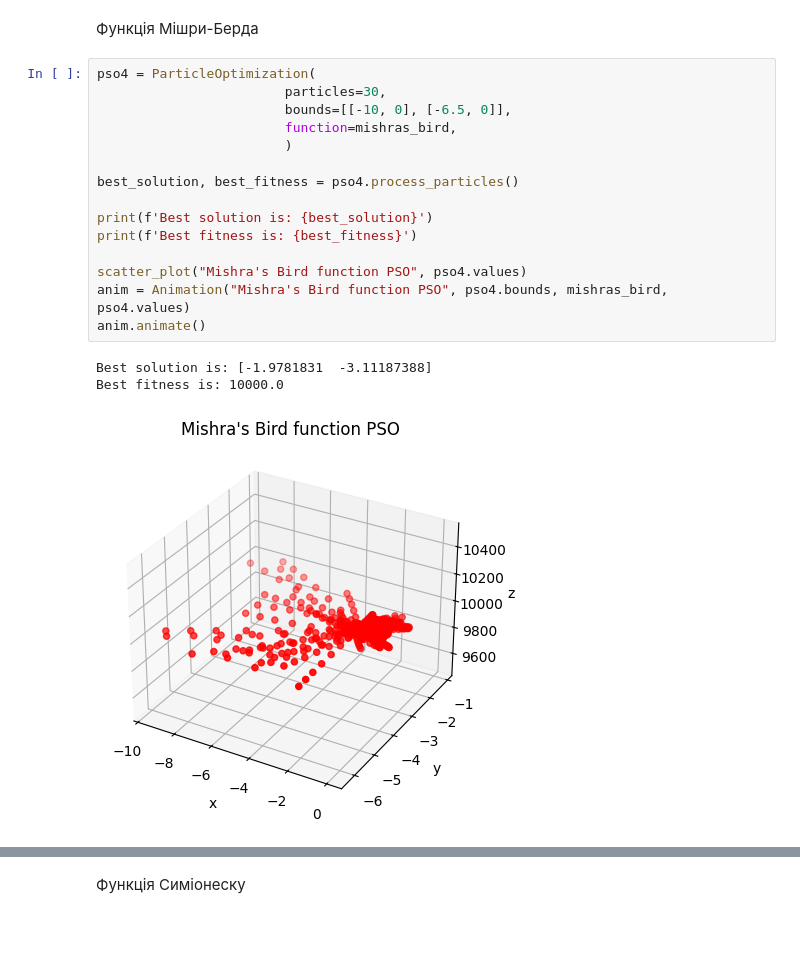
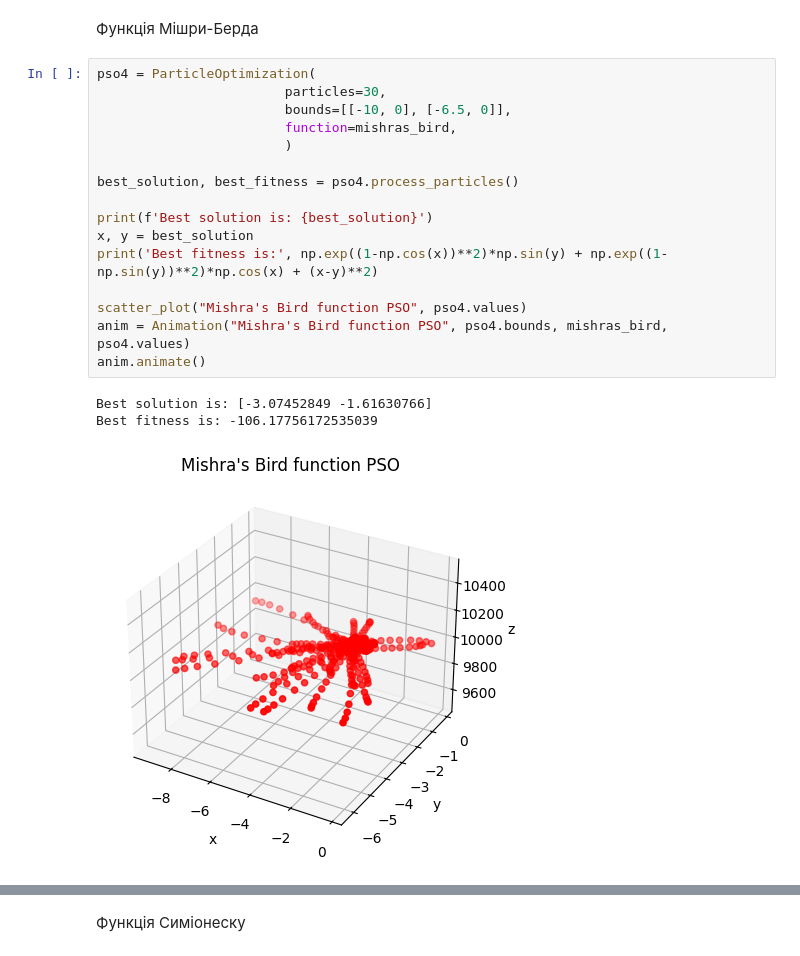
Before and after one commit to Terlok/SwarmIntelligence, a Jupyter notebook: lab 2/main.ipynb, the cells around one changed output, grey strips where cells are left out. Saved outputs shown, nothing was run; the diff lists cells and outputs as text; blank space fills up the shorter version.

```diff
--- a/lab 2/main.ipynb
+++ b/lab 2/main.ipynb
@@ -138,19 +138,20 @@ Best fitness is: 0.011834391455825747
 # %%
 pso4 = ParticleOptimization(
                         particles=30,
                         bounds=[[-10, 0], [-6.5, 0]],
                         function=mishras_bird,
                         )
 
 best_solution, best_fitness = pso4.process_particles()
 
 print(f'Best solution is: {best_solution}')
-print(f'Best fitness is: {best_fitness}')
+x, y = best_solution
+print('Best fitness is:', np.exp((1-np.cos(x))**2)*np.sin(y) + np.exp((1-np.sin(y))**2)*np.cos(x) + (x-y)**2)
 
 scatter_plot("Mishra's Bird function PSO", pso4.values)
 anim = Animation("Mishra's Bird function PSO", pso4.bounds, mishras_bird, pso4.values)
 anim.animate()
 # %% [output]
-Best solution is: [-1.9781831  -3.11187388]
-Best fitness is: 10000.0
+Best solution is: [-3.07452849 -1.61630766]
+Best fitness is: -106.17756172535039
-[figure, old version]
+[figure, new version]
```
Also changed, not shown: parts of 34 cells of this notebook, 51 other files.
